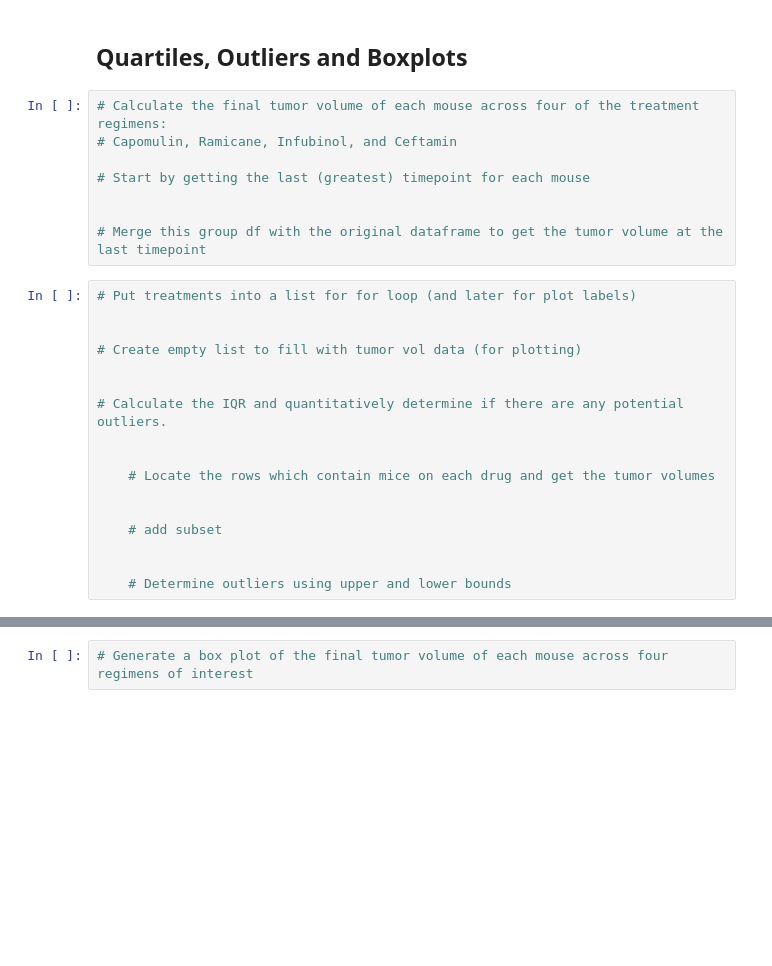
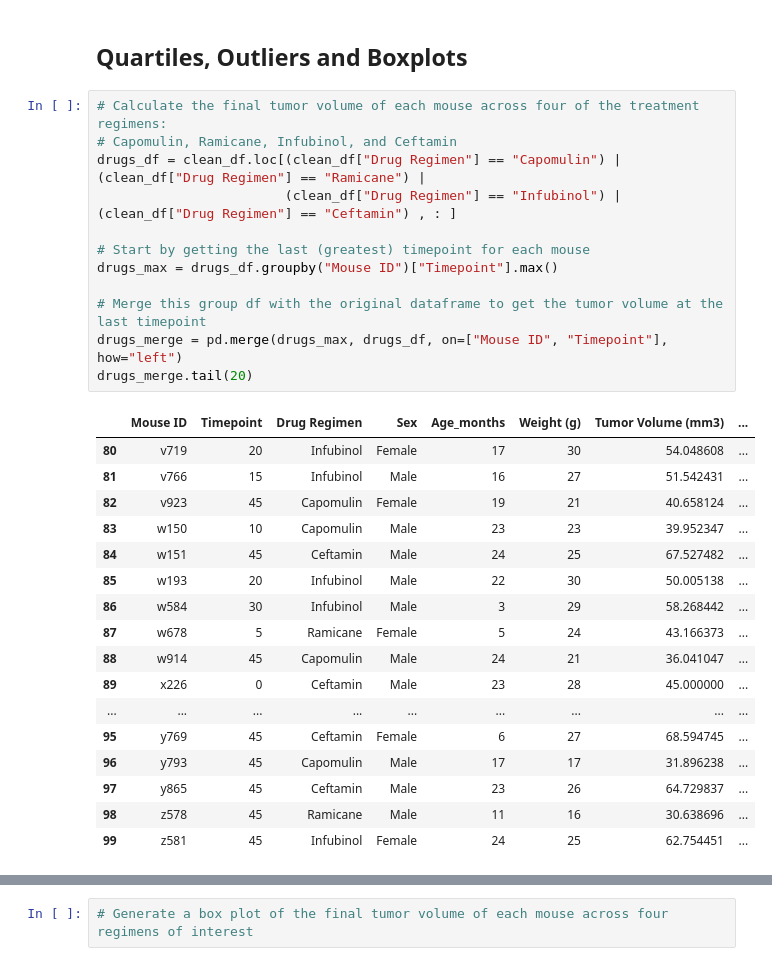
Before and after one commit to welanc/matplotlib-challenge, a Jupyter notebook: pymaceuticals_starter.ipynb, the cells around one changed output, grey strips where cells are left out. Cells and saved outputs as stored; diff of their text form; blank space fills up the shorter version.

```diff
--- a/pymaceuticals_starter.ipynb
+++ b/pymaceuticals_starter.ipynb
@@ -178,25 +196,30 @@ plt.show()
 # %%
 # Calculate the final tumor volume of each mouse across four of the treatment regimens:
 # Capomulin, Ramicane, Infubinol, and Ceftamin
+drugs_df = clean_df.loc[(clean_df["Drug Regimen"] == "Capomulin") | (clean_df["Drug Regimen"] == "Ramicane") |
+                        (clean_df["Drug Regimen"] == "Infubinol") | (clean_df["Drug Regimen"] == "Ceftamin") , : ]
 
 # Start by getting the last (greatest) timepoint for each mouse
-
+drugs_max = drugs_df.groupby("Mouse ID")["Timepoint"].max()
 
 # Merge this group df with the original dataframe to get the tumor volume at the last timepoint
+drugs_merge = pd.merge(drugs_max, drugs_df, on=["Mouse ID", "Timepoint"], how="left")
+drugs_merge.tail(20)
+# %% [output]
+|  | Mouse ID | Timepoint | Drug Regimen | Sex | Age_months | Weight (g) | Tumor Volume (mm3) | ... |
+| 80 | v719 | 20 | Infubinol | Female | 17 | 30 | 54.048608 | ... |
+| 81 | v766 | 15 | Infubinol | Male | 16 | 27 | 51.542431 | ... |
+| 82 | v923 | 45 | Capomulin | Female | 19 | 21 | 40.658124 | ... |
+| 83 | w150 | 10 | Capomulin | Male | 23 | 23 | 39.952347 | ... |
+| 84 | w151 | 45 | Ceftamin | Male | 24 | 25 | 67.527482 | ... |
+| 85 | w193 | 20 | Infubinol | Male | 22 | 30 | 50.005138 | ... |
+| 86 | w584 | 30 | Infubinol | Male | 3 | 29 | 58.268442 | ... |
+| 87 | w678 | 5 | Ramicane | Female | 5 | 24 | 43.166373 | ... |
+| 88 | w914 | 45 | Capomulin | Male | 24 | 21 | 36.041047 | ... |
+| 89 | x226 | 0 | Ceftamin | Male | 23 | 28 | 45.000000 | ... |
+| ... | ... | ... | ... | ... | ... | ... | ... | ... |
+| 95 | y769 | 45 | Ceftamin | Female | 6 | 27 | 68.594745 | ... |
+| 96 | y793 | 45 | Capomulin | Male | 17 | 17 | 31.896238 | ... |
+| 97 | y865 | 45 | Ceftamin | Male | 23 | 26 | 64.729837 | ... |
+| 98 | z578 | 45 | Ramicane | Male | 11 | 16 | 30.638696 | ... |
+| 99 | z581 | 45 | Infubinol | Female | 24 | 25 | 62.754451 | ... |
-# %%
-# Put treatments into a list for for loop (and later for plot labels)
-
-
-# Create empty list to fill with tumor vol data (for plotting)
-
-
-# Calculate the IQR and quantitatively determine if there are any potential outliers.
-
-
-    # Locate the rows which contain mice on each drug and get the tumor volumes
-
-
-    # add subset
-
-
-    # Determine outliers using upper and lower bounds
```
Also changed, not shown: parts of 6 cells of this notebook.
